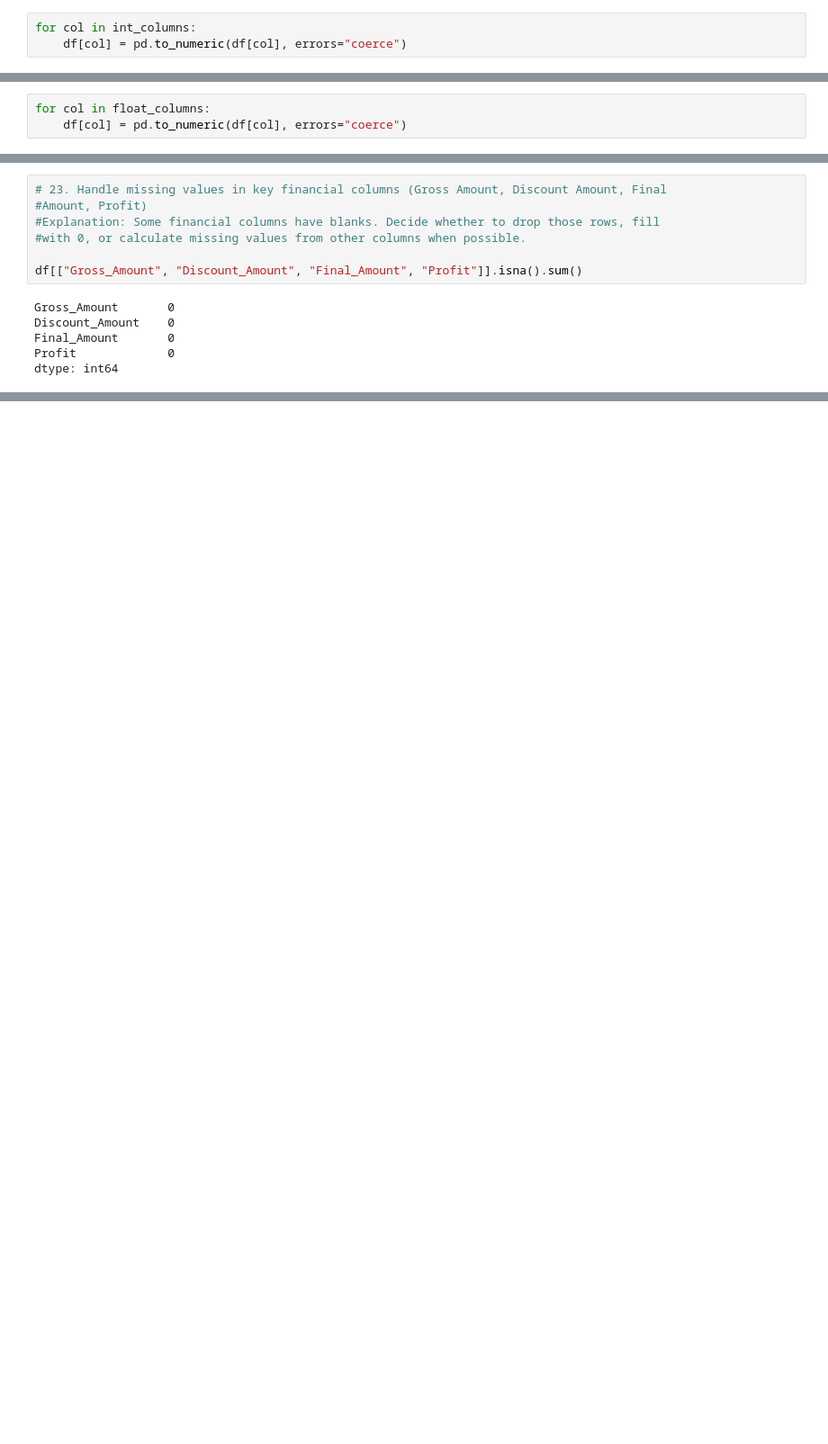
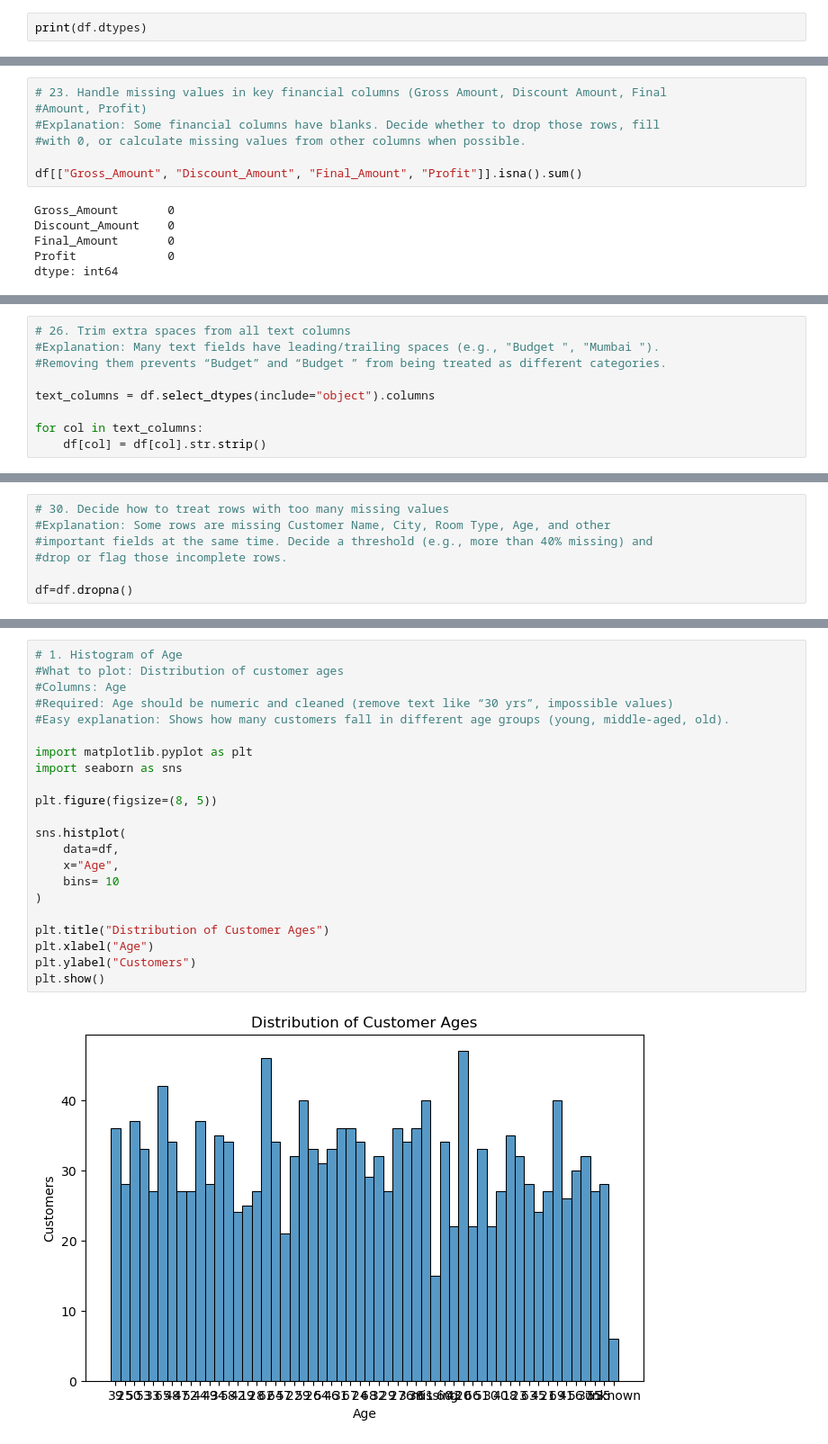
Before and after one commit to ParitoshAttketi/Jupyter_python_work, a Jupyter notebook: day39tasks.ipynb, the cells around one changed output, grey strips where cells are left out. Shown at 90% size. Cells and saved outputs as stored; diff of their text form; blank space fills up the shorter version.

```diff
--- a/day39tasks.ipynb
+++ b/day39tasks.ipynb
@@ -550,3 +580,2 @@ int_columns = [
 # %%
-for col in int_columns:
-    df[col] = pd.to_numeric(df[col], errors="coerce")
+print(df.dtypes)
@@ -564,3 +599,0 @@ float_columns = [
-# %%
-for col in float_columns:
-    df[col] = pd.to_numeric(df[col], errors="coerce")
@@ -620,0 +662,9 @@ df
+# %%
+# 26. Trim extra spaces from all text columns
+#Explanation: Many text fields have leading/trailing spaces (e.g., "Budget ", "Mumbai ").
+#Removing them prevents “Budget” and “Budget ” from being treated as different categories.
+
+text_columns = df.select_dtypes(include="object").columns
+
+for col in text_columns:
+    df[col] = df[col].str.strip()
@@ -620,0 +716,7 @@ df
+# %%
+# 30. Decide how to treat rows with too many missing values
+#Explanation: Some rows are missing Customer Name, City, Room Type, Age, and other
+#important fields at the same time. Decide a threshold (e.g., more than 40% missing) and
+#drop or flag those incomplete rows.
+
+df=df.dropna()
@@ -620,0 +743,24 @@ df
+# %%
+# 1. Histogram of Age
+#What to plot: Distribution of customer ages
+#Columns: Age
+#Required: Age should be numeric and cleaned (remove text like “30 yrs”, impossible values)
+#Easy explanation: Shows how many customers fall in different age groups (young, middle-aged, old).
+
+import matplotlib.pyplot as plt
+import seaborn as sns
+
+plt.figure(figsize=(8, 5))
+
+sns.histplot(
+    data=df,
+    x="Age",
+    bins= 10
+)
+
+plt.title("Distribution of Customer Ages")
+plt.xlabel("Age")
+plt.ylabel("Customers")
+plt.show()
+# %% [output]
+[figure, added]
```
Also changed, not shown: parts of 37 cells of this notebook, 2 other files.
